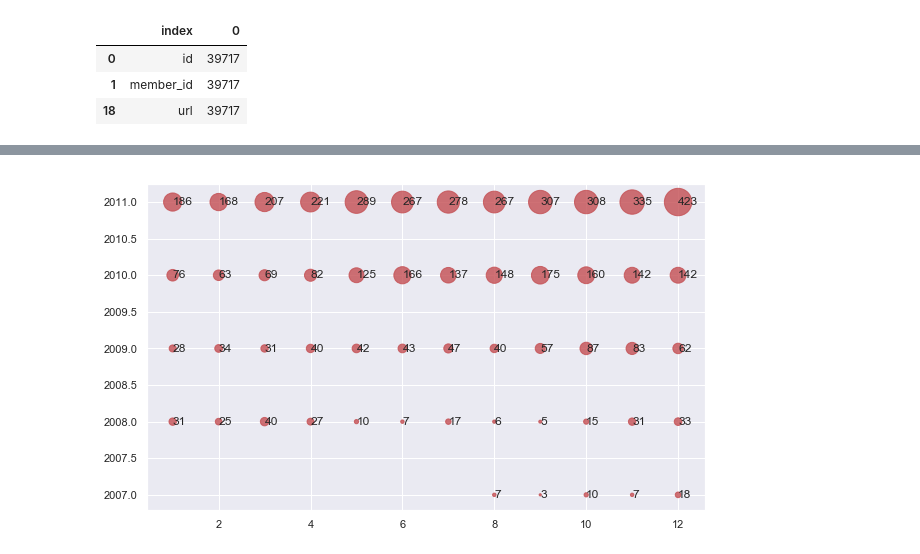
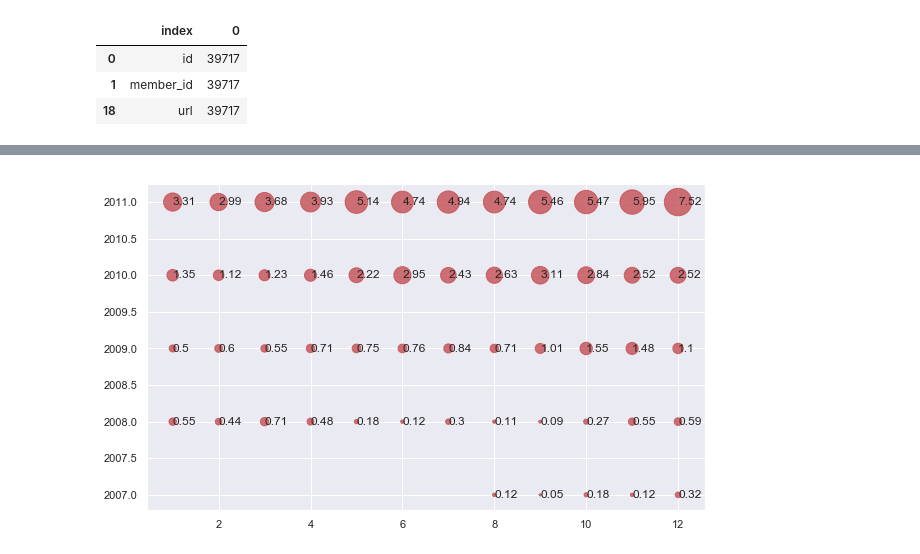
Before and after one commit to saneshashank/course2-GP1, a Jupyter notebook: Kamal_CodeUpdates/Assignment_2.ipynb, the cells around one changed output, grey strips where cells are left out. Cells and saved outputs as stored; diff of their text form; code cells hidden in the pictures.

```diff
--- a/Kamal_CodeUpdates/Assignment_2.ipynb
+++ b/Kamal_CodeUpdates/Assignment_2.ipynb
@@ -38,3 +38,7 @@ df_colunique[df_colunique[0] == len(df_loan)]
 # Strip all columns for leading and lagging spaces
 
 df_loan = df_loan.applymap(lambda s : s.strip() if type(s) is str else s)
+
+print(len(df_loan))
+df_loan = df_loan[~(df_loan.loan_status == 'Current')]
+print(len(df_loan))
@@ -340,6 +324,13 @@ df_loan.issue_d = pd.to_datetime(df_loan.issue_d , format = '%b-%y')
 
 df_loan['issue_d_month'] = df_loan.issue_d.dt.month
 df_loan['issue_d_year'] = df_loan.issue_d.dt.year
+
+#Compress the data for the issue date to display the same in the consolidated form based on %
+
+df_issue_d = df_loan.loc[df_loan.loan_status == 'Charged Off' , ['issue_d_year' , 'issue_d_month' , 'loan_status']]\
+            .groupby(['issue_d_year' , 'issue_d_month' , 'loan_status']).size().reset_index()
+
+df_issue_d['status_percent'] = (df_issue_d[0]/sum(df_issue_d[0])).round(4)*100
 # %%
 # Univariate analysis considering the month of the loan issue
 # Here we see that delinquency increases witht the later months when loans may have increase just to meet the target numbers
@@ -390,25 +372,23 @@ Total               14.17     2.87       82.96  100.00
 # %%
-def bubble_plot(x , y , z ,count):
+def bubble_plot(x , y , z ,percent):
     plt.rcParams.update({'font.size': 12})
 
     plt.figure(figsize=(10, 6))
 
     plt.scatter(x = x
                 , y = y ,
-                s = ((count / sum(count)).round(4) * 100 )* 100,
+                s = percent * 100,
                 c = 'r',
                alpha = 0.8)
 
 
     for i in range(0,len(x)):
-        plt.text(x[i] ,y[i], count[i] , ha = 'left', va = 'center', fontsize = 12)
+        plt.text(x[i] ,y[i], s= percent[i].round(2) , ha = 'left', va = 'center', fontsize = 12)
 
     plt.show()
 # %%
 # Undertake the scatter plot for the charged Off variables
 
-df_issue_d = df_loan.loc[df_loan.loan_status == 'Charged Off' , ['issue_d_year' , 'issue_d_month' , 'loan_status']].groupby(['issue_d_year' , 'issue_d_month' , 'loan_status']).size().reset_index()
-
-bubble_plot(df_issue_d.issue_d_month , df_issue_d.issue_d_year , df_issue_d.loan_status , df_issue_d[0])
+bubble_plot(df_issue_d.issue_d_month , df_issue_d.issue_d_year , df_issue_d.loan_status , df_issue_d.status_percent)
 # %% [output]
-[figure, old version]
+[figure, new version]
```
Also changed, not shown: parts of 27 cells of this notebook.
